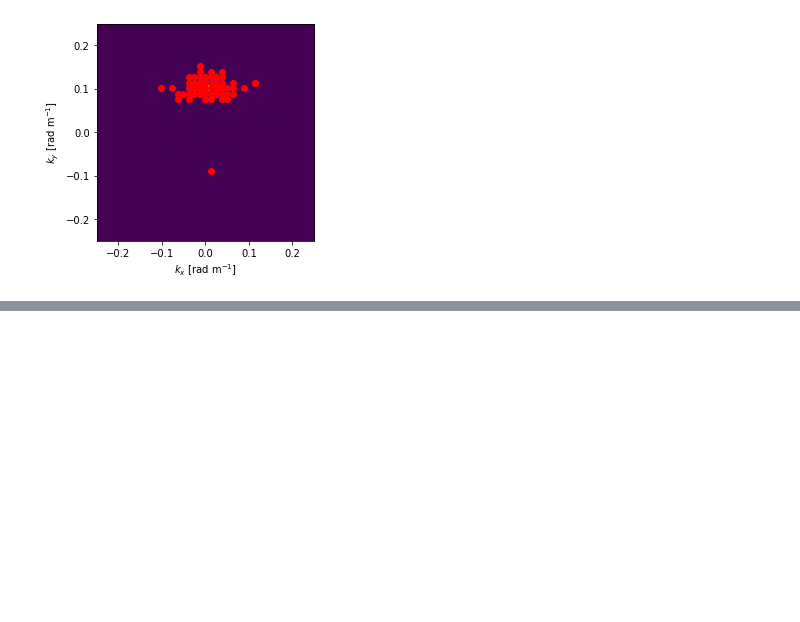
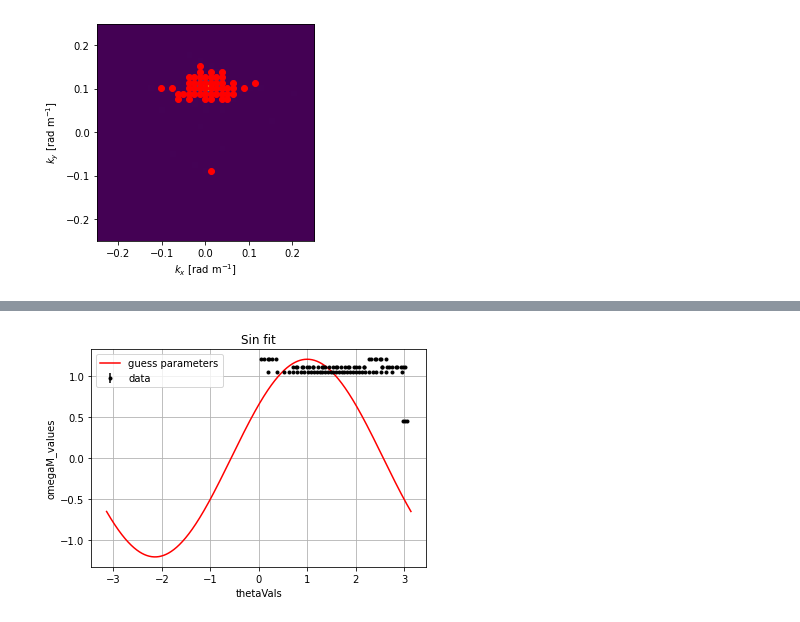
Before and after one commit to joeyanderson1/4th-Year-Thesis, a Jupyter notebook: Triplet Method - Ellipse Fit .ipynb, the cells around one changed output, grey strips where cells are left out. Saved outputs shown, nothing was run; the diff lists cells and outputs as text; code cells hidden in the pictures; blank space fills up the shorter version.

```diff
--- a/Triplet Method - Ellipse Fit .ipynb
+++ b/Triplet Method - Ellipse Fit .ipynb
@@ -214,0 +285,21 @@ def fit_elipse(at_w):
+# %%
+# plot the raw data
+plt.errorbar(x1, y, yerr=0, fmt=".", color = 'black', label = 'data')
+plt.grid(True)
+plt.xlabel('thetaVals')
+plt.ylabel('omegaM_values')
+
+
+# initial guess
+pars0 = ( max(y), 1)
+
+# overlay exponential
+
+x = np.linspace(-np.pi, np.pi, 1000)
+
+plt.plot(x, sinusoidinal(x,*pars0), color = 'red', label = 'guess parameters')
+
+plt.legend();
+plt.title("Sin fit");
+# %% [output]
+[figure, added]
```
Also changed, not shown: parts of 29 cells of this notebook.
